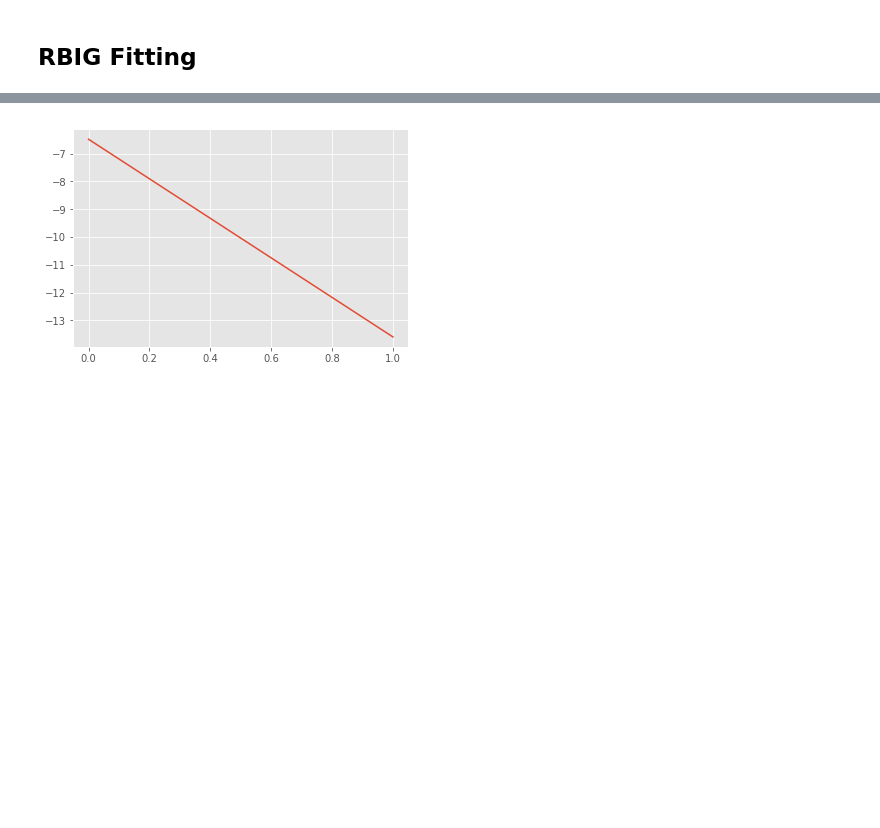
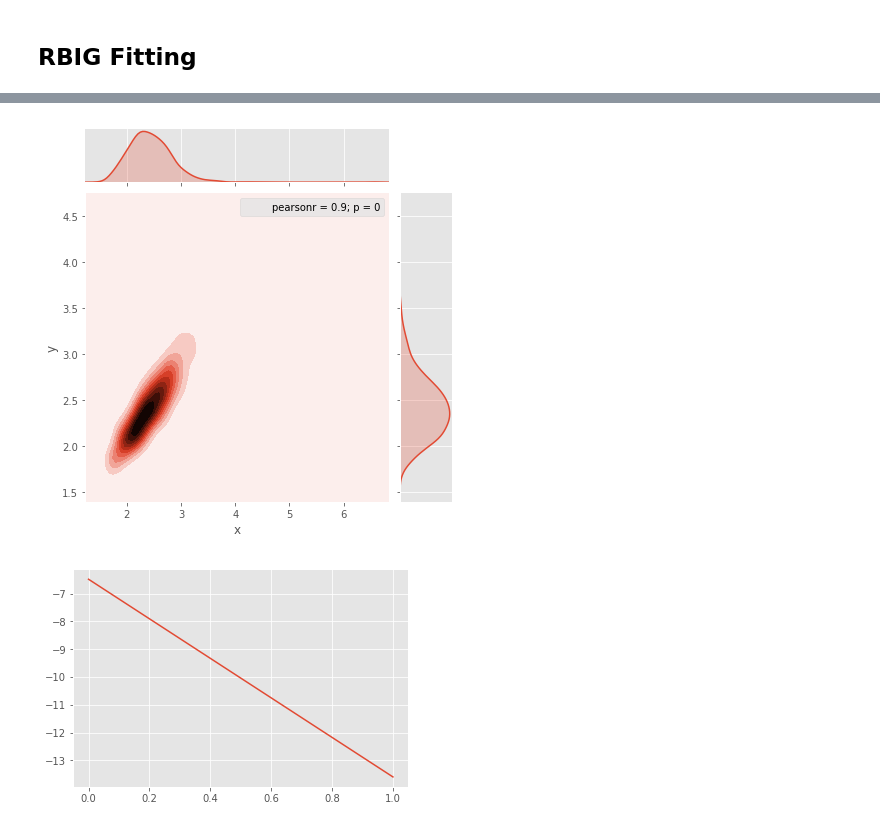
Before and after one commit to IPL-UV/rbig, a Jupyter notebook: notebooks/test.ipynb, the cells around one changed output, grey strips where cells are left out. Cells and saved outputs as stored; diff of their text form; code cells hidden in the pictures; blank space fills up the shorter version.

```diff
--- a/notebooks/test.ipynb
+++ b/notebooks/test.ipynb
@@ -81,3 +157,17 @@ rbig_model.fit(data);
+# %%
+data = pd.DataFrame({
+    'x': matlab_results,
+    'y': py_results})
+# %%
+sns_plot = sns.jointplot(x="x", y="y", data=np.log10(data), kind="kde")
+fig_loc = '/Users/eman/Desktop/'
+save_name = 'test_mat_v_py_jointplot.png'
+sns_plot.savefig(fig_loc + save_name)
+# ax = g.ax_joint
+# ax.set_xscale('log')
+# ax.set_yscale('log')
+# %% [output]
+[figure, added]
 # %%
 jacobian, data_transform2 = rbig_model.jacobian(data[:1000, :])
 
```
Also changed, not shown: parts of 11 cells of this notebook, 2 other files.
